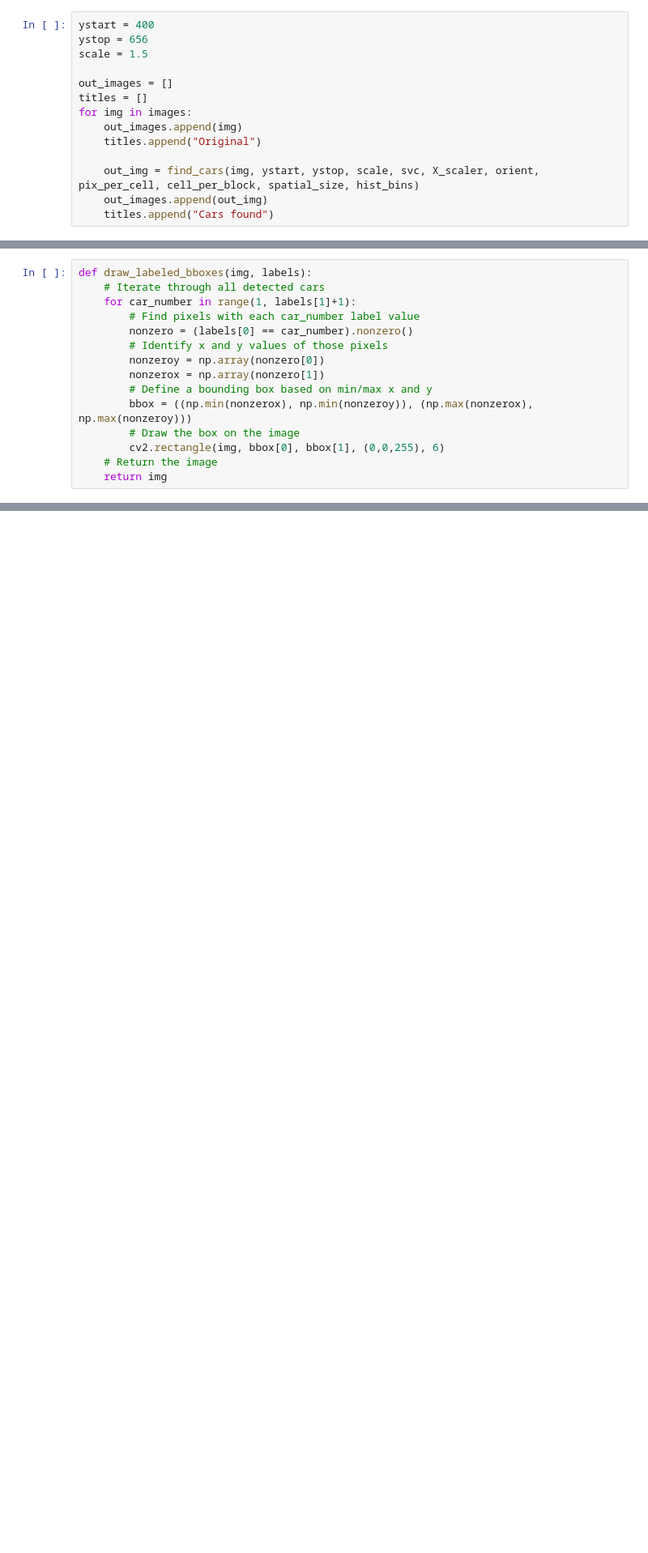
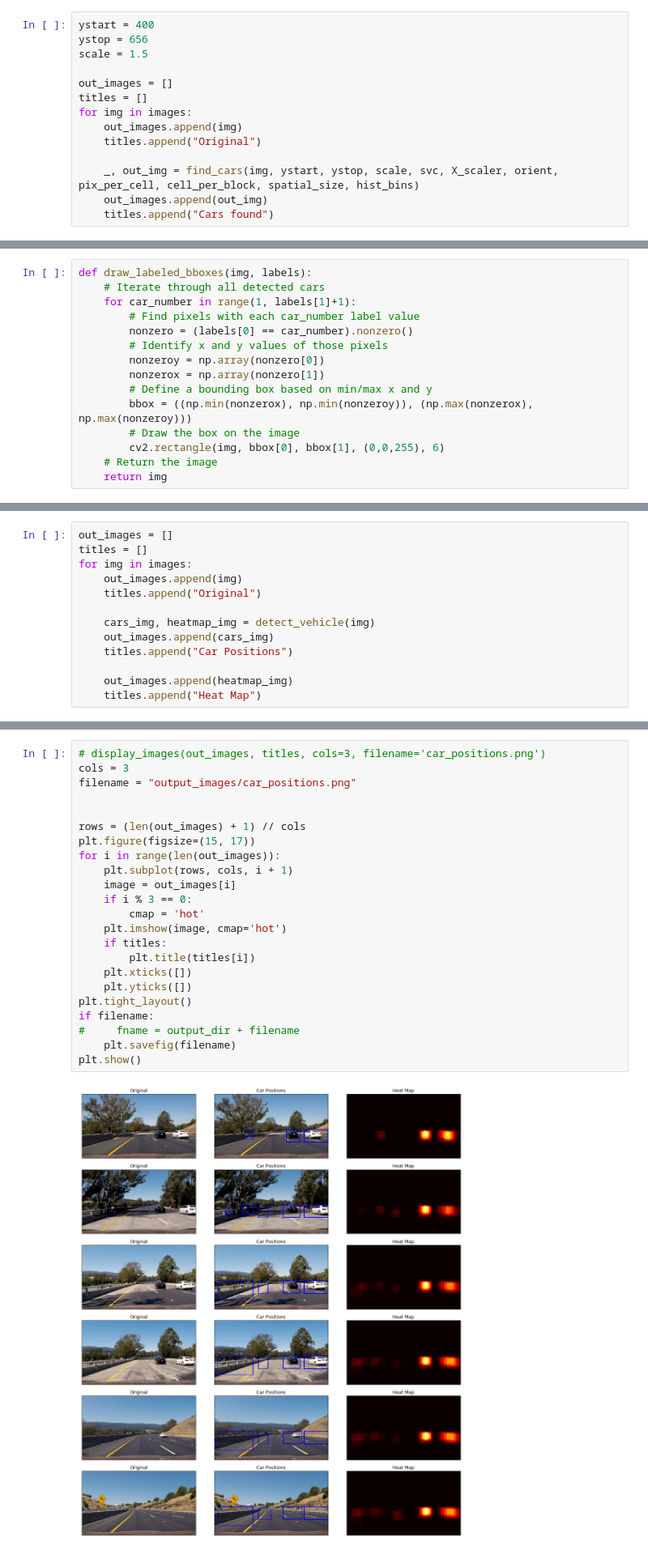
Before and after one commit to sbatururimi/Vehicle-Detection, a Jupyter notebook: Vehicle Detection.ipynb, the cells around one changed output, grey strips where cells are left out. Shown at 81% size. Saved outputs shown, nothing was run; the diff lists cells and outputs as text; blank space fills up the shorter version.

Commit message:
improved vehicle detection with heatmap history and multiscale windows

```diff
--- a/Vehicle Detection.ipynb
+++ b/Vehicle Detection.ipynb
@@ -751,7 +760,7 @@ for img in images:
     out_images.append(img)
     titles.append("Original")
 
-    out_img = find_cars(img, ystart, ystop, scale, svc, X_scaler, orient, pix_per_cell, cell_per_block, spatial_size, hist_bins)
+    _, out_img = find_cars(img, ystart, ystop, scale, svc, X_scaler, orient, pix_per_cell, cell_per_block, spatial_size, hist_bins)
     out_images.append(out_img)
     titles.append("Cars found")
 # %% [output]
@@ -811,0 +922,13 @@ def draw_labeled_bboxes(img, labels):
+# %%
+out_images = []
+titles = []
+for img in images:
+    out_images.append(img)
+    titles.append("Original")
+
+    cars_img, heatmap_img = detect_vehicle(img)
+    out_images.append(cars_img)
+    titles.append("Car Positions")
+
+    out_images.append(heatmap_img)
+    titles.append("Heat Map")
@@ -812,3 +938,28 @@ def draw_labeled_bboxes(img, labels):
+# %%
+# display_images(out_images, titles, cols=3, filename='car_positions.png')
+cols = 3
+filename = "output_images/car_positions.png"
+
+
+rows = (len(out_images) + 1) // cols
+plt.figure(figsize=(15, 17))
+for i in range(len(out_images)):
+    plt.subplot(rows, cols, i + 1)
+    image = out_images[i]
+    if i % 3 == 0:
+        cmap = 'hot'
+    plt.imshow(image, cmap='hot')
+    if titles:
+        plt.title(titles[i])
+    plt.xticks([])
+    plt.yticks([])
+plt.tight_layout()
+if filename:
+#     fname = output_dir + filename
+    plt.savefig(filename)
+plt.show()
+# %% [output]
+[figure, added]
 # %%
 def find_cars_improved(img, ystart, ystop, scale, svc, X_scaler, orient, pix_per_cell, cell_per_block, spatial_size, hist_bins):
     """
```
Also changed, not shown: parts of 22 cells of this notebook, 11 other files.
